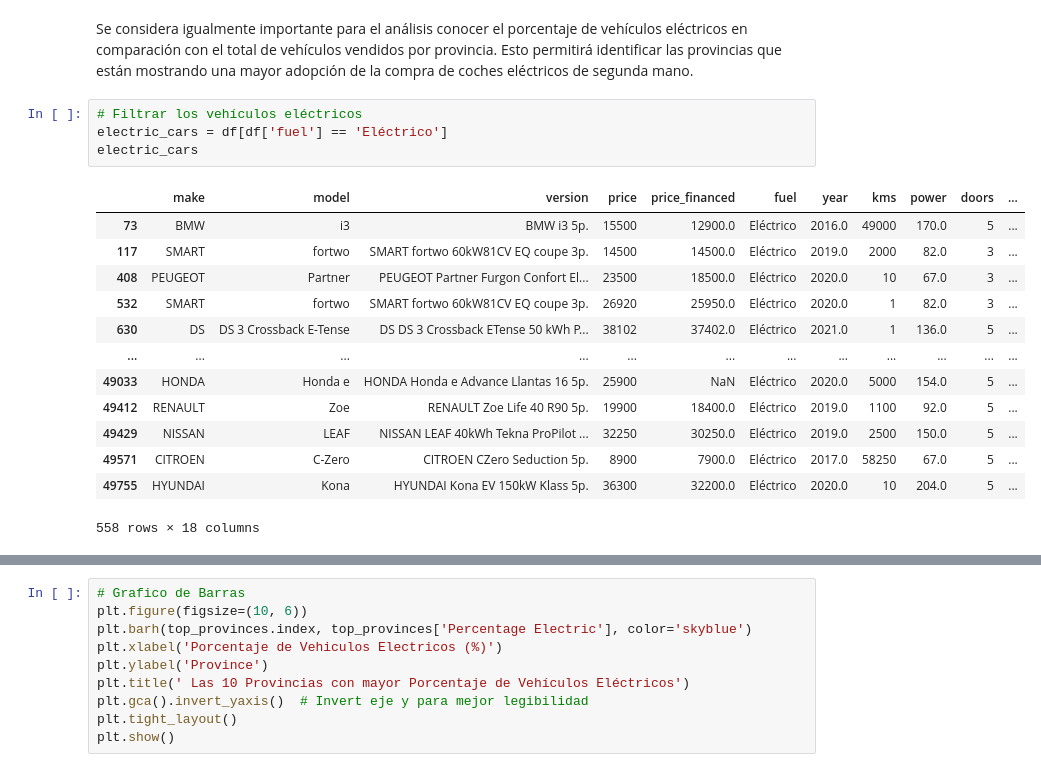
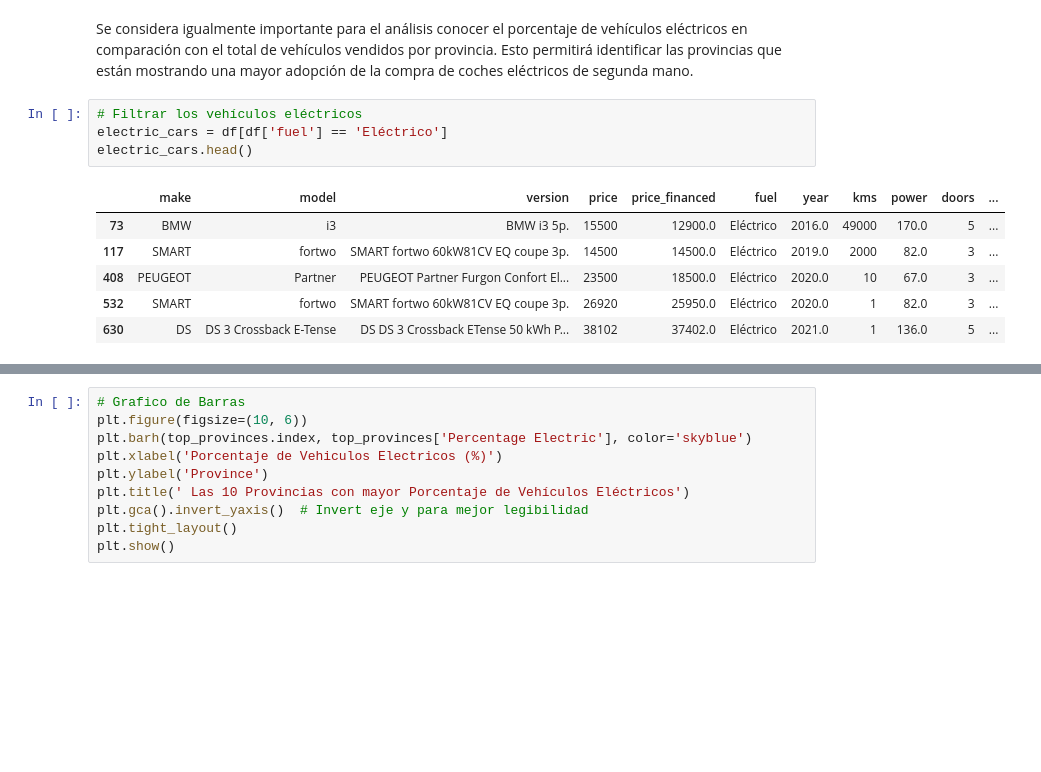
Before and after one commit to S14vcGt/Neocortex-project, a Jupyter notebook: Proyecto.ipynb, the cells around one changed output, grey strips where cells are left out. Cells and saved outputs as stored; diff of their text form; blank space fills up the shorter version.

Commit message:
recuerden usar el .head()

```diff
--- a/Proyecto.ipynb
+++ b/Proyecto.ipynb
@@ -47,21 +45,14 @@ Se considera igualmente importante para el análisis conocer el porcentaje de ve
 # %%
 # Filtrar los vehículos eléctricos
 electric_cars = df[df['fuel'] == 'Eléctrico']
-electric_cars
+electric_cars.head()
 # %% [output]
 |  | make | model | version | price | price_financed | fuel | year | kms | power | doors | ... |
 | 73 | BMW | i3 | BMW i3 5p. | 15500 | 12900.0 | Eléctrico | 2016.0 | 49000 | 170.0 | 5 | ... |
 | 117 | SMART | fortwo | SMART fortwo 60kW81CV EQ coupe 3p. | 14500 | 14500.0 | Eléctrico | 2019.0 | 2000 | 82.0 | 3 | ... |
 | 408 | PEUGEOT | Partner | PEUGEOT Partner Furgon Confort El... | 23500 | 18500.0 | Eléctrico | 2020.0 | 10 | 67.0 | 3 | ... |
 | 532 | SMART | fortwo | SMART fortwo 60kW81CV EQ coupe 3p. | 26920 | 25950.0 | Eléctrico | 2020.0 | 1 | 82.0 | 3 | ... |
 | 630 | DS | DS 3 Crossback E-Tense | DS DS 3 Crossback ETense 50 kWh P... | 38102 | 37402.0 | Eléctrico | 2021.0 | 1 | 136.0 | 5 | ... |
-| ... | ... | ... | ... | ... | ... | ... | ... | ... | ... | ... | ... |
-| 49033 | HONDA | Honda e | HONDA Honda e Advance Llantas 16 5p. | 25900 | NaN | Eléctrico | 2020.0 | 5000 | 154.0 | 5 | ... |
-| 49412 | RENAULT | Zoe | RENAULT Zoe Life 40 R90 5p. | 19900 | 18400.0 | Eléctrico | 2019.0 | 1100 | 92.0 | 5 | ... |
-| 49429 | NISSAN | LEAF | NISSAN LEAF 40kWh Tekna ProPilot ... | 32250 | 30250.0 | Eléctrico | 2019.0 | 2500 | 150.0 | 5 | ... |
-| 49571 | CITROEN | C-Zero | CITROEN CZero Seduction 5p. | 8900 | 7900.0 | Eléctrico | 2017.0 | 58250 | 67.0 | 5 | ... |
-| 49755 | HYUNDAI | Kona | HYUNDAI Kona EV 150kW Klass 5p. | 36300 | 32200.0 | Eléctrico | 2020.0 | 10 | 204.0 | 5 | ... |
-558 rows × 18 columns
 # %%
 # Calcular el total de vehículos y los eléctricos por provincia
 total_by_province = df['province'].value_counts()
```
Also changed, not shown: parts of 11 cells of this notebook.
